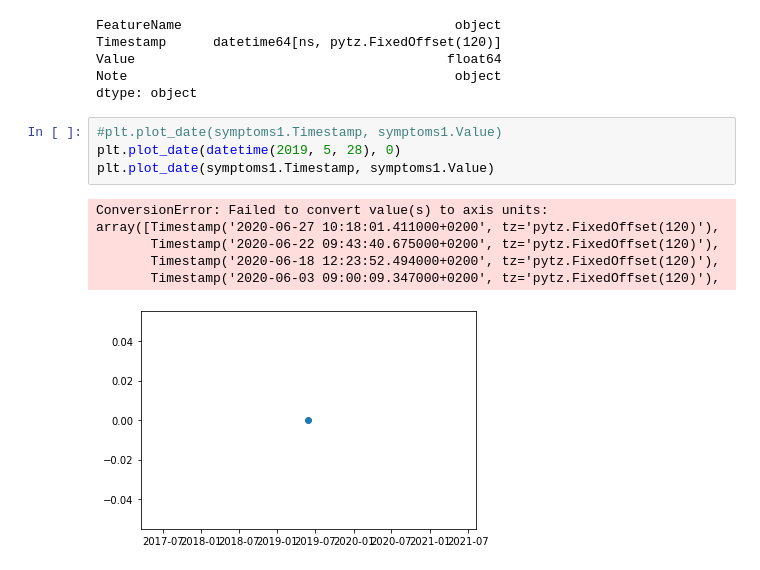
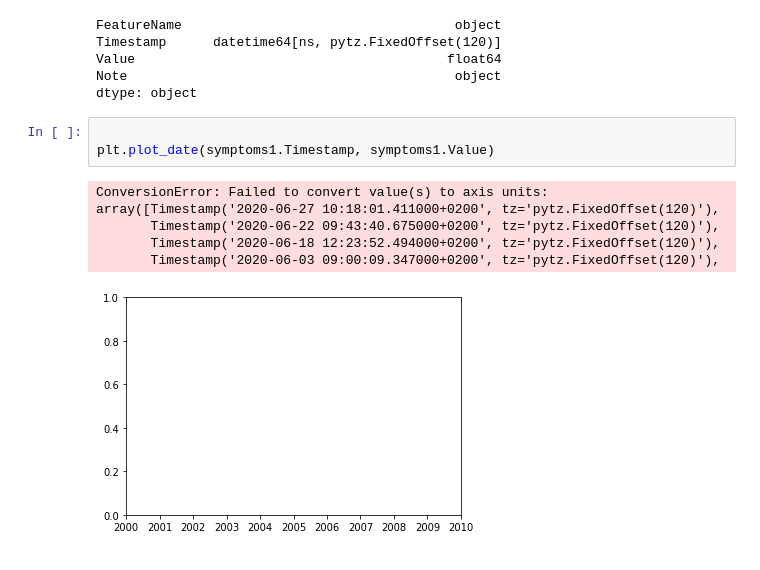
Before and after one commit to LarsNyborgPedersen/Timeline, a Jupyter notebook: Timeline.ipynb, the cells around one changed output. Cells and saved outputs as stored; diff of their text form.

```diff
--- a/Timeline.ipynb
+++ b/Timeline.ipynb
@@ -41,12 +41,11 @@ Value                                        float64
 Note                                          object
 dtype: object
 # %%
-#plt.plot_date(symptoms1.Timestamp, symptoms1.Value)
-plt.plot_date(datetime(2019, 5, 28), 0)
+
 plt.plot_date(symptoms1.Timestamp, symptoms1.Value)
 # %% [output]
 ConversionError: Failed to convert value(s) to axis units: array([Timestamp('2020-06-27 10:18:01.411000+0200', tz='pytz.FixedOffset(120)'),
        Timestamp('2020-06-22 09:43:40.675000+0200', tz='pytz.FixedOffset(120)'),
        Timestamp('2020-06-18 12:23:52.494000+0200', tz='pytz.FixedOffset(120)'),
        Timestamp('2020-06-03 09:00:09.347000+0200', tz='pytz.FixedOffset(120)'),
-[figure, old version]
+[figure, new version]
```
